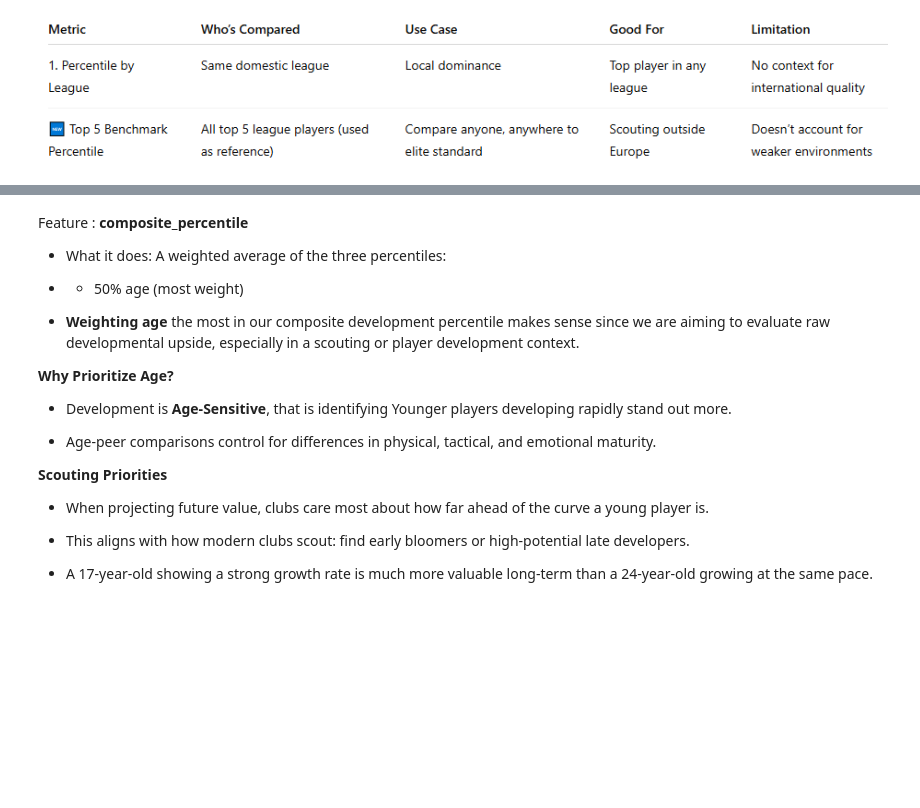
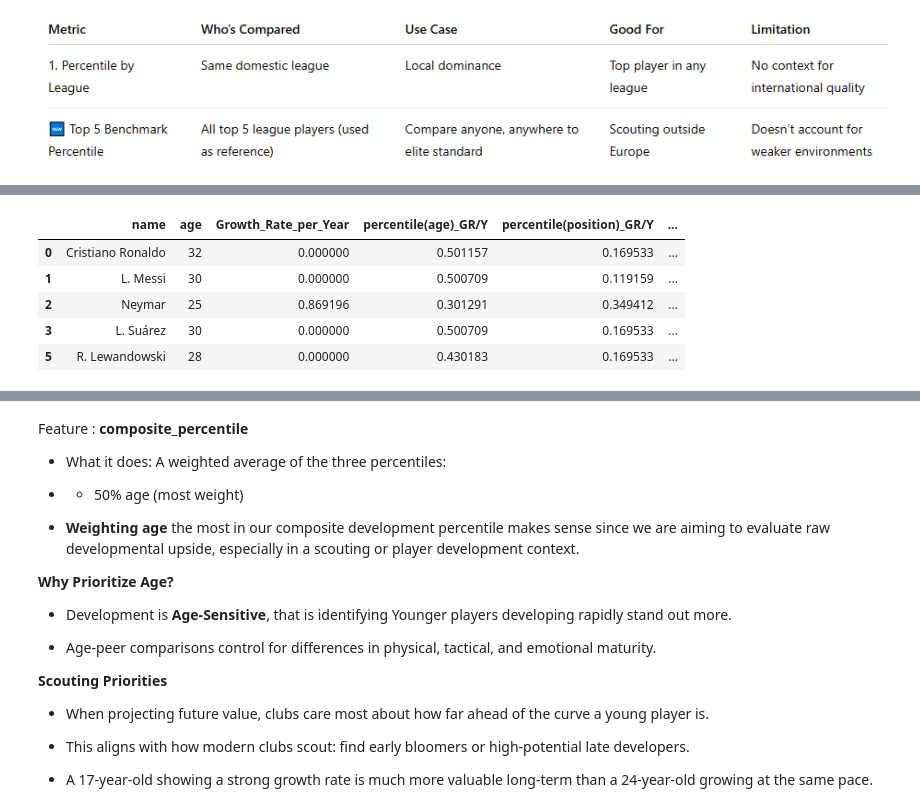
Before and after one commit to davidmasai/C-Users-User-Desktop-Football_Recruitment_-project, a Jupyter notebook: Phase_Project_Notebook (6).ipynb, the cells around one changed output, grey strips where cells are left out. Saved outputs shown, nothing was run; the diff lists cells and outputs as text; code cells hidden in the pictures; blank space fills up the shorter version.

```diff
--- a/Phase_Project_Notebook (6).ipynb
+++ b/Phase_Project_Notebook (6).ipynb
@@ -2672,4 +2709,10 @@ outfield['percentile(League)_GR/Y'] = outfield.groupby('League')['Growth_Rate_pe
 #step 1 : Create a “Top 5 League” Flag
 # Add a column to mark whether a player's current league is in the top 5 European leagues:
 top_5_leagues = ['Spain', 'France', 'Germany', 'England', 'Italy']
-outfield['is_top5_league'] = outfield['League_Based'].isin(top_5_leagues)
+is_top5_league = outfield['League_Based'].isin(top_5_leagues)
+
+#step 2: Filter Top 5 League Players:
+top5_players = outfield[outfield['is_top5_league']]
+
+#checking
+top5_players[['name','League','is_top5_league']].head()
@@ -2693,6 +2725,0 @@ outfield[['name','League_Based','is_top5_league']]
-# %%
-# Step 2 : Calculate Percentile Within Top 5 Leagues
-# Now compute a new percentile comparing a player’s Growth_Rate_per_Year to all players in top 5 leagues only
-outfield['percentile(top5_league)_GR/Y'] = outfield[outfield['is_top5_league']]\
-    .groupby('League')['Growth_Rate_per_Year']\
-    .transform(lambda x: x.rank(pct=True))
@@ -2698,0 +2757,12 @@ outfield['percentile(top5_league)_GR/Y'] = outfield[outfield['is_top5_league']]\
+# %%
+#Step 3: Extract Their Growth Values:
+top5_gr_values = top5_players['Growth_Rate_per_Year']
+
+#Step 4:Calculate Percentile for Any Player:
+def top5_growth_percentile(gr_value, top5_distribution):
+    return percentileofscore(top5_distribution, gr_value) / 100  # Converts to 0–1 scale
+
+# step 5: Apply to All Players (Any League):
+outfield['top5_benchmark_percentile'] = outfield['Growth_Rate_per_Year'].apply(
+    lambda x: top5_growth_percentile(x, top5_gr_values)
+)
@@ -2698,0 +2776,10 @@ outfield['percentile(top5_league)_GR/Y'] = outfield[outfield['is_top5_league']]\
+# %%
+# Checking
+outfield[['name','age','Growth_Rate_per_Year','percentile(age)_GR/Y','percentile(position)_GR/Y', 'percentile(League)_GR/Y','top5_benchmark_percentile']].head()
+# %% [output]
+|  | name | age | Growth_Rate_per_Year | percentile(age)_GR/Y | percentile(position)_GR/Y | ... |
+| 0 | Cristiano Ronaldo | 32 | 0.000000 | 0.501157 | 0.169533 | ... |
+| 1 | L. Messi | 30 | 0.000000 | 0.500709 | 0.119159 | ... |
+| 2 | Neymar | 25 | 0.869196 | 0.301291 | 0.349412 | ... |
+| 3 | L. Suárez | 30 | 0.000000 | 0.500709 | 0.169533 | ... |
+| 5 | R. Lewandowski | 28 | 0.000000 | 0.430183 | 0.169533 | ... |
```
Also changed, not shown: parts of 21 cells of this notebook.
